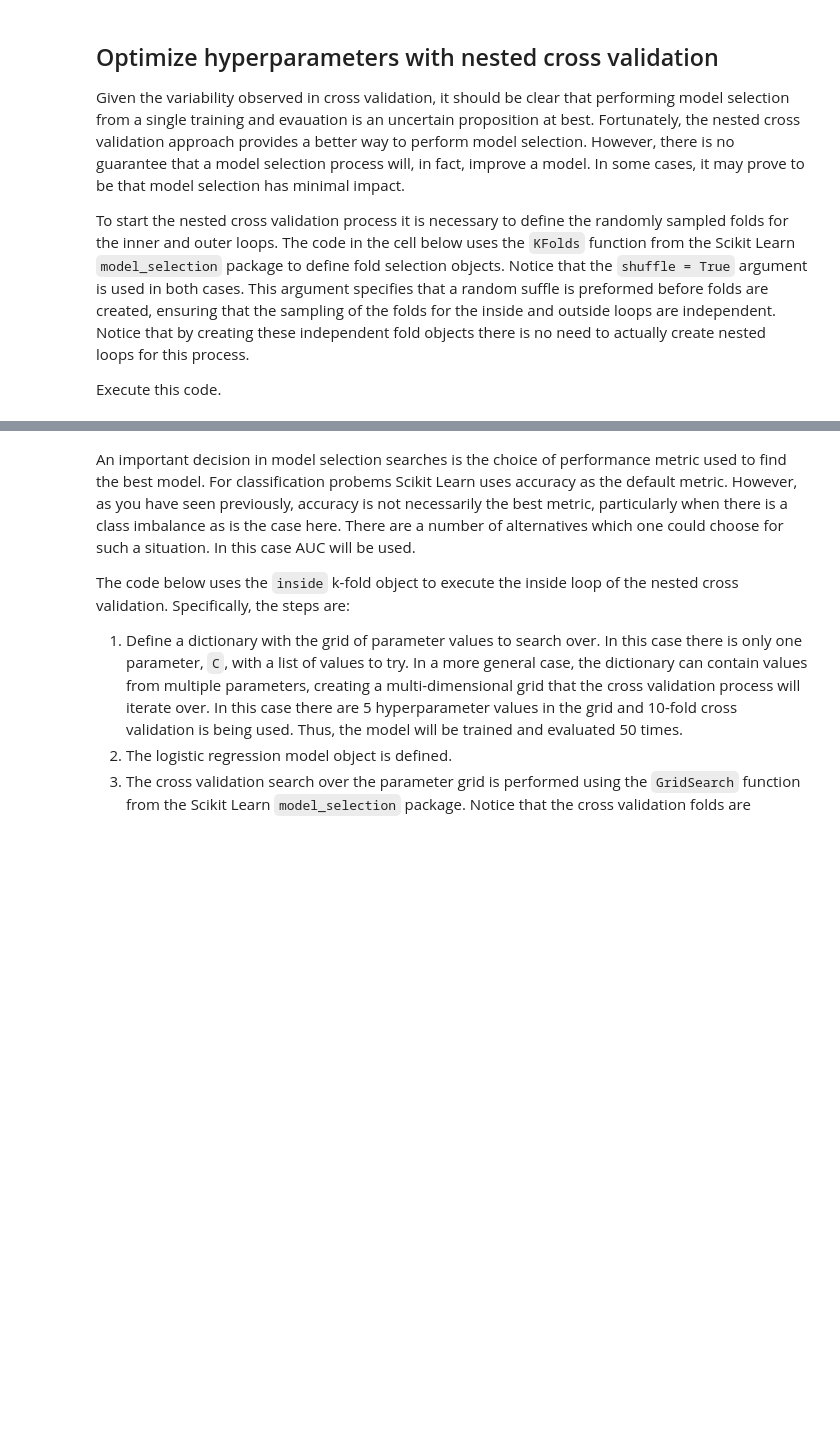
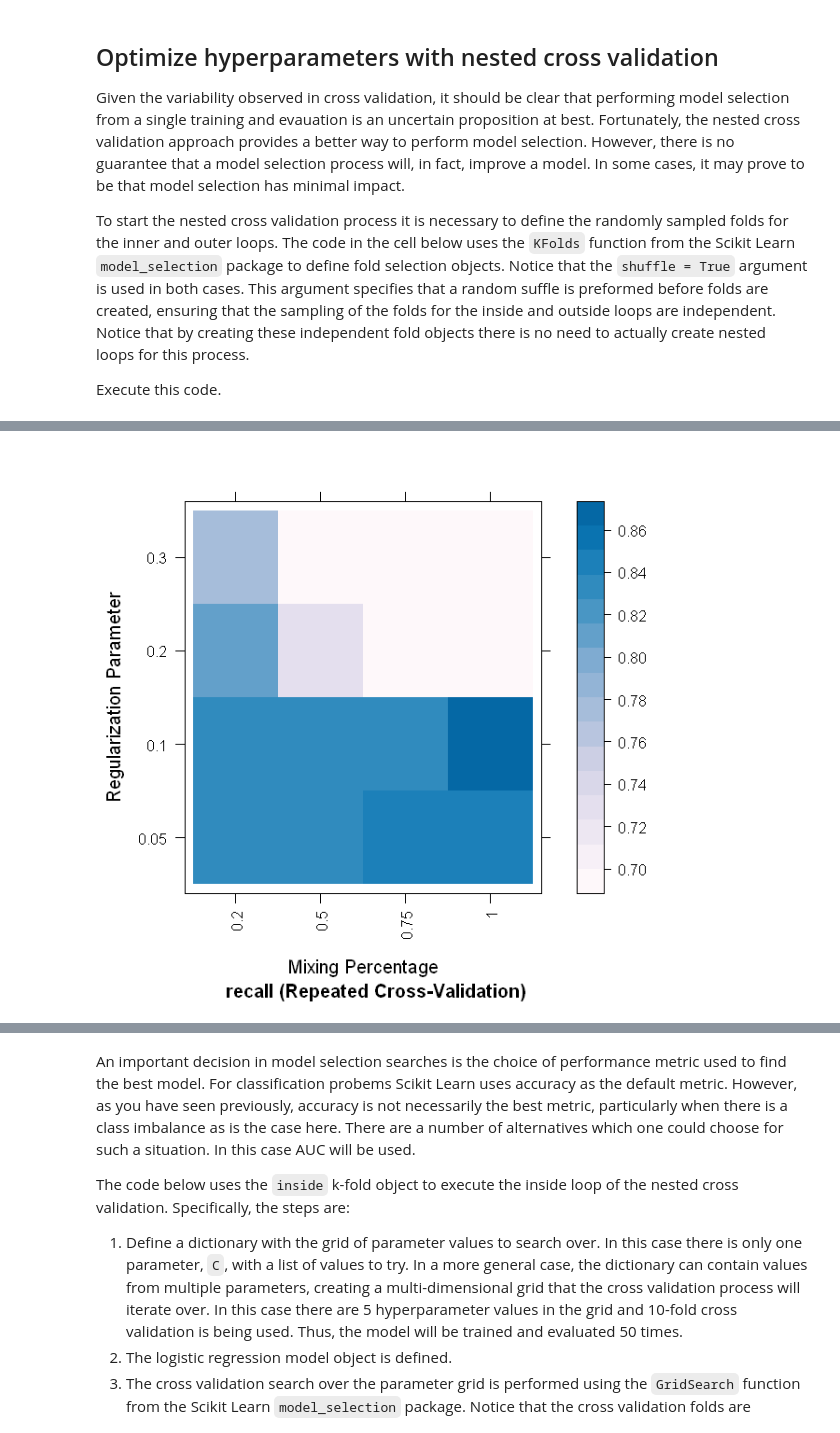
Before and after one commit to vijayraavi/Principles-of-Machine-Learning-R, a Jupyter notebook: Module5/CrossValidation.ipynb, the cells around one changed output, grey strips where cells are left out. Cells and saved outputs as stored; diff of their text form; code cells hidden in the pictures; blank space fills up the shorter version.

```diff
--- a/Module5/CrossValidation.ipynb
+++ b/Module5/CrossValidation.ipynb
@@ -287,0 +396,31 @@ outside = ms.KFold(n_splits=10, shuffle = True)
+# %%
+credit[,'bad_credit_factor'] = as.factor(credit[,'bad_credit'])
+
+fitControl = trainControl(method = 'repeatedcv',
+                         number = 10,
+                         repeats = 5,
+                         summaryFunction = recallSummary)
+
+recallSummary = function (data, lev = NULL, model = NULL) {
+                    out = recall(data$obs, data$pred)
+                    names(out) <- "recall"
+                    out
+}
+
+trGrid <-  expand.grid(alpha = c(0.2, 0.5, 0.75, 1.0),
+                       lambda = c(0.05, 0.1, 0.2, 0.3))
+
+set.seed(9999)
+cv_mod = train(bad_credit_factor ~ loan_duration_mo + loan_amount +
+                                 payment_pcnt_income + age_yrs +
+                                 checking_account_status + credit_history +
+                                 purpose + gender_status + time_in_residence +
+                                 property,
+                 data = credit,
+                 method = "glmnet",
+                 metric = "recall",
+                 trControl = fitControl,
+                 tuneGrid = trGrid,
+                 weights = ifelse(credit$bad_credit == 1, 0.66, 0.34))
+
+cv_mod
@@ -287,0 +445,5 @@ outside = ms.KFold(n_splits=10, shuffle = True)
+# %%
+plot(cv_mod, metric = "recall", plotType = "level",
+     scales = list(x = list(rot = 90)))
+# %% [output]
+[figure, added]
```
Also changed, not shown: parts of 17 cells of this notebook.
